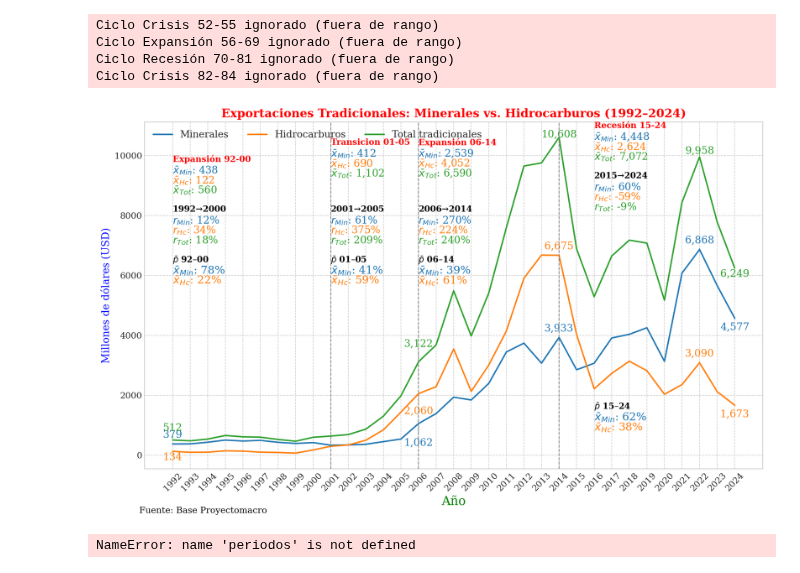
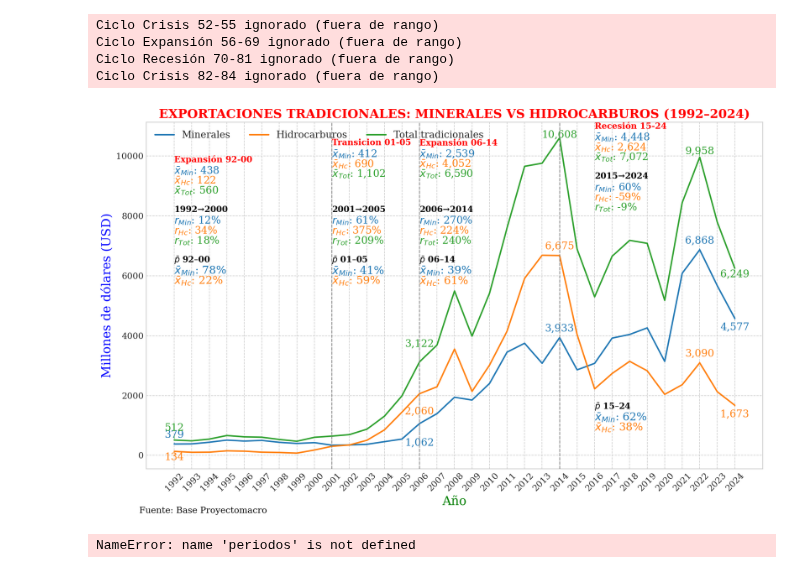
Before and after one commit to navi0369/proyectomacro, a Jupyter notebook: notebooks/tesis/serie_completa/exportaciones/exportaciones_tradicionales.ipynb, the cells around one changed output. Saved outputs shown, nothing was run; the diff lists cells and outputs as text; code cells hidden in the pictures.

```diff
--- a/notebooks/tesis/serie_completa/exportaciones/exportaciones_tradicionales.ipynb
+++ b/notebooks/tesis/serie_completa/exportaciones/exportaciones_tradicionales.ipynb
@@ -104,39 +104,39 @@ fig, ax = init_base_plot(
     df=df,
     series=componentes,
     colors=custom_colors,
-    title=f"Exportaciones Tradicionales: Minerales vs. Hidrocarburos ({df.index[0]}–{df.index[-1]})",
+    title=f"EXPORTACIONES TRADICIONALES: MINERALES VS HIDROCARBUROS ({df.index[0]}–{df.index[-1]})",
     xlabel="Año",
     ylabel="Millones de dólares (USD)",
     source_text="Fuente: Base Proyectomacro",
     legend_ncol=3
 )
 
 add_hitos(ax, df.index, hitos_v, hitos_offsets)
 
 line_spacing = ax.get_ylim()[1] * 0.03
 add_cycle_means_multi(ax, cycles_stat, medias_offsets, abbr, custom_colors, line_spacing)
 
 add_year_value_annotations(ax, df, annotate_years, cols_componentes,
                            annotation_offsets, custom_colors, arrow_lw=0.7)
 
 add_period_growth_annotations_multi(
     ax, df, periodos_componentes, cols_componentes, tasas_offsets, custom_colors, abbr
 )
 
 add_participation_cycle_boxes(
     ax, df, periodos_componentes, ["minerales","hidrocarburos"], "total",
     participation_offsets, abbr_map=abbr,
     colors={c: custom_colors[c] for c in ["minerales","hidrocarburos"]}
 )
 
 plt.savefig(os.path.join(output_dir, "exportaciones_tradicionales.png"), dpi=300)
 plt.show()
 # %% [output]
 Ciclo Crisis 52-55 ignorado (fuera de rango)
 Ciclo Expansión 56-69 ignorado (fuera de rango)
 Ciclo Recesión 70-81 ignorado (fuera de rango)
 Ciclo Crisis 82-84 ignorado (fuera de rango)
-[figure, old version]
+[figure, new version]
 # %%
 periodos
 # %% [output]
```
Also changed, not shown: 29 other files.
